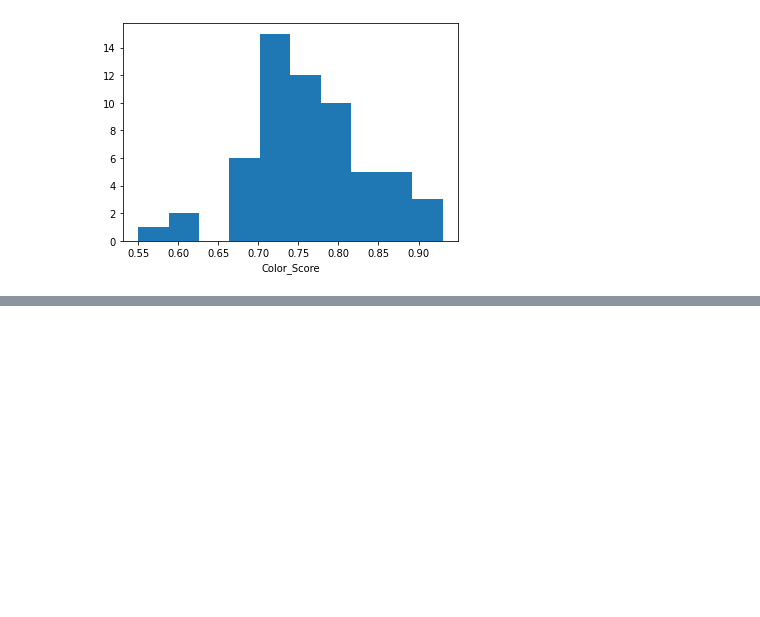
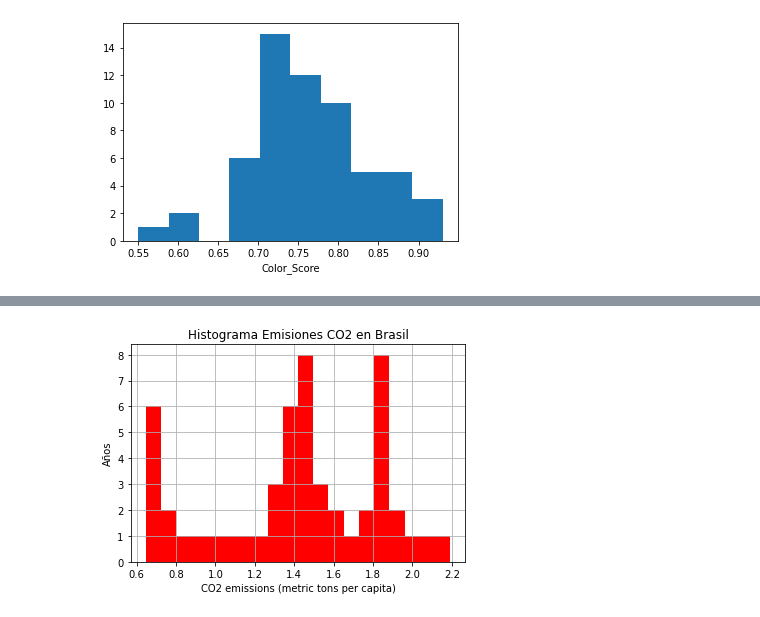
Before and after one commit to dgatti/PortfolioBigData, a Jupyter notebook: PrimerosPasosPython.ipynb, the cells around one changed output, grey strips where cells are left out. Cells and saved outputs as stored; diff of their text form; code cells hidden in the pictures; blank space fills up the shorter version.

```diff
--- a/PrimerosPasosPython.ipynb
+++ b/PrimerosPasosPython.ipynb
@@ -39,0 +104,9 @@ plt.show()
+# %%
+plt.hist(datos_filtrados['Value'].values,20,facecolor='red')
+plt.xlabel(datos_filtrados['IndicatorName'].iloc[0])
+plt.ylabel('Años')
+plt.title('Histograma Emisiones CO2 en Brasil')
+plt.grid(True)
+plt.show()
+# %% [output]
+[figure, added]
```
Also changed, not shown: parts of 12 cells of this notebook.
